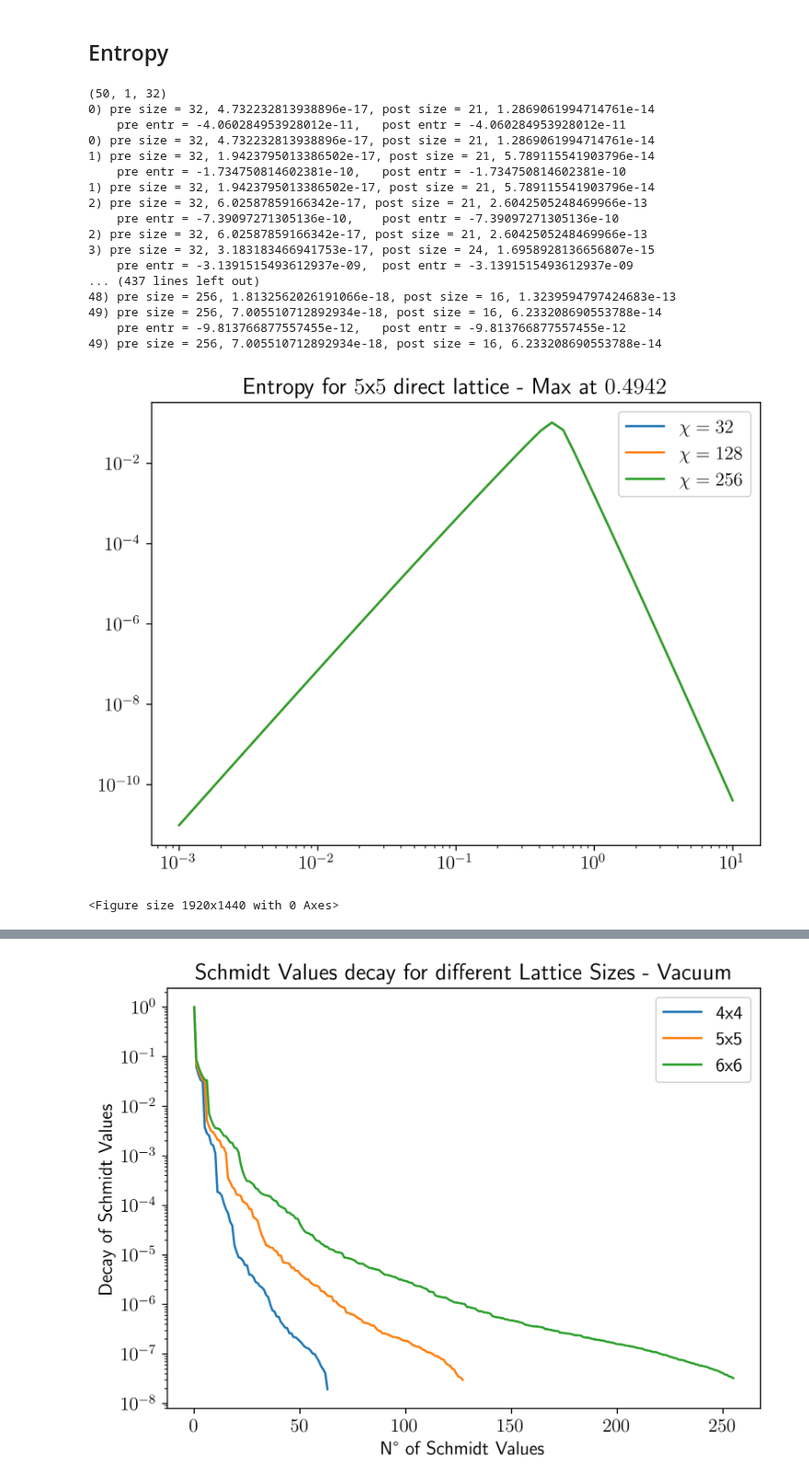
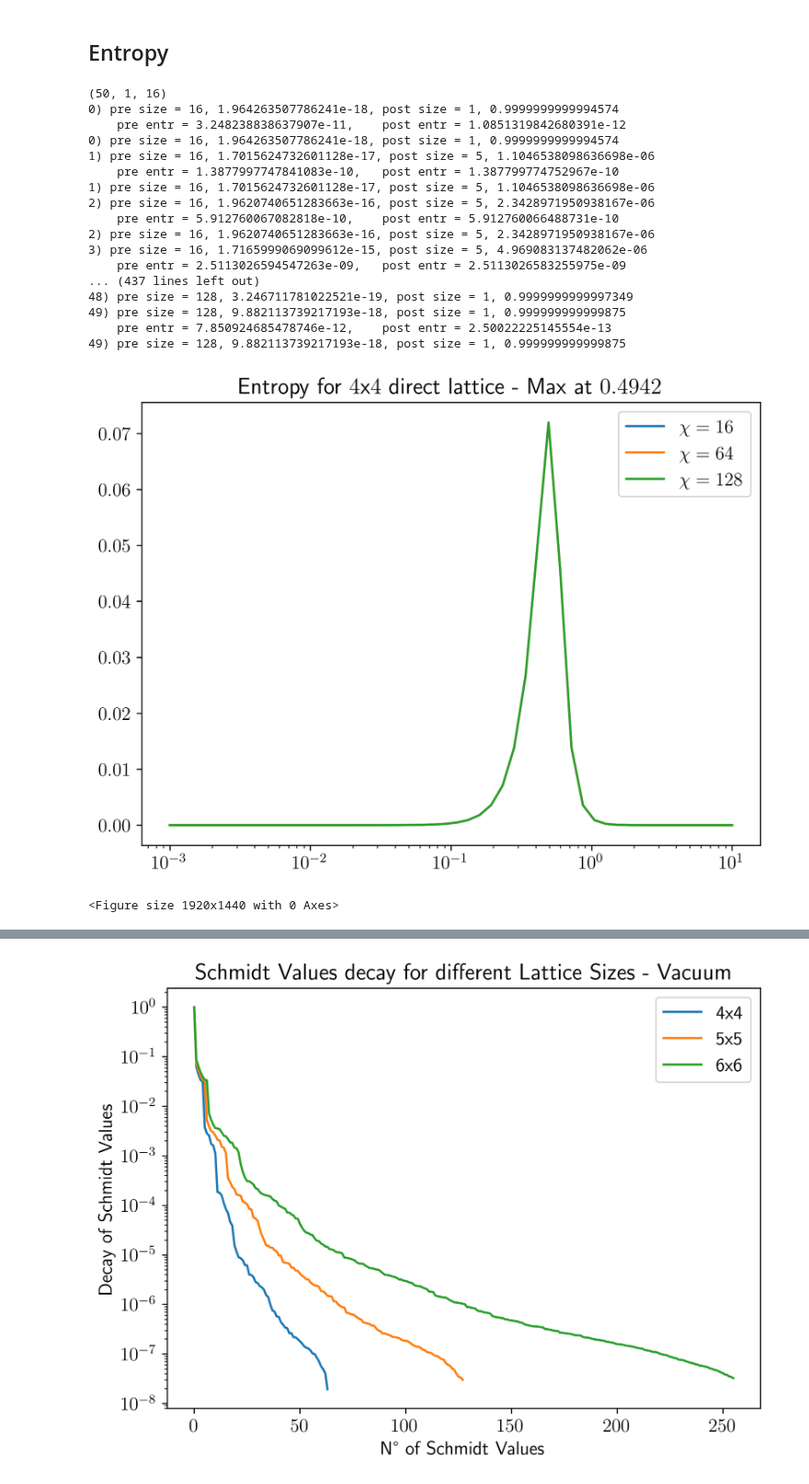
Before and after one commit to Fradm98/qs-mps, a Jupyter notebook: src/qs_mps/applications/Z2/check_schmidt_vals.ipynb, the cells around one changed output, grey strips where cells are left out. Shown at 92% size. Drawn from its saved outputs; the diff is of its cells as text; code cells hidden in the pictures.

```diff
--- a/src/qs_mps/applications/Z2/check_schmidt_vals.ipynb
+++ b/src/qs_mps/applications/Z2/check_schmidt_vals.ipynb
@@ -106,8 +106,12 @@ plt.show()
 schmidt_vals_chi = []
 entropy_chi = []
 bond_dim_chi = []
-hs = np.logspace(1,-3,50)
-chis = [16,32,64,128]
+
+h_i = 0.1
+h_f = 1.0
+npoints = 50
+hs = np.linspace(h_i, h_f, npoints)
+chis = [128]
 threshold = 1e-15
 params = [[h,chi] for chi in chis for h in hs]
 params_extent = np.concatenate([np.min(params, axis=0), np.max(params, axis=0)])
@@ -119,7 +123,7 @@ for chi in chis:
     entropy_h = []
     for h in hs:
         lattice = MPS(L=5, d=16, chi=chi, h=h, model="Z2_dual")
-        lattice.load_sites(path="/Users/fradm98/Desktop/projects/1_Z2", precision=3)
+        lattice.load_sites(path="/Users/fradm98/Desktop/projects/1_Z2", precision=2)
         lattice.L = lattice.L - 1
         lattice.canonical_form(svd_direction="right", trunc_chi=True, trunc_tol=False)
         sm = lattice.bonds[lattice.L // 2].copy()
@@ -172,8 +176,8 @@ fig.colorbar(matshow1, ax=axs[1], shrink=0.4)
 ## Entropy
 # %%
 parent_path="/Users/fradm98/Google Drive/My Drive/projects/1_Z2"
-l = 5
-L = 6
+l = 4
+L = 5
 h_i = 1.0
 h_f = -3.0
 cx = None
@@ -183,63 +187,64 @@ if cx == None:
 else:
     sector = f"{len(cx)}_particle(s)_sector"
 npoints = 50
-chis = [32,128,256]
-threshold = 1e-15
+chis = [16,64,128]
+threshold = 1e-6
+entr_tot = []
 for chi, entropy in zip(chis, entropy_chi):
     sm_h = np.load(f"{parent_path}/results/entropy_data/{L//2}_schmidt_vals_Z2_dual_direct_lattice_{l}x{L-1}_{sector}_None-None_h_{h_i}-{h_f}_delta_{npoints}_chi_{chi}.npy", allow_pickle=True)
     print(sm_h.shape)
     sm_h = sm_h.reshape((npoints, sm_h.shape[-1]))
     entr_h = []
     for i, sm in enumerate(sm_h):
         pre_sm = sm
         post_sm = sm[sm > threshold].copy()
         print(f"{i}) pre size = {len(pre_sm)}, {pre_sm[-1]}, post size = {len(post_sm)}, {post_sm[-1]}")
         # pre_entr = - np.sum( pre_sm**2 * np.log(pre_sm**2))
-        pre_entr = sum([ x**2 * np.log(x**2) for x in pre_sm])
-        post_entr = sum([ x**2 * np.log(x**2) for x in post_sm])
-        entr_h.append(-post_entr)
+        pre_entr = -sum([ x**2 * np.log(x**2) for x in pre_sm])
+        post_entr = -sum([ x**2 * np.log(x**2) for x in post_sm])
+        entr_h.append(post_entr)
         # post_entr = - np.sum( post_sm**2 * np.log(post_sm**2))
         print(f"    pre entr = {pre_entr},\t post entr = {post_entr}")
         print(f"{i}) pre size = {len(pre_sm)}, {pre_sm[-1]}, post size = {len(post_sm)}, {post_sm[-1]}")
 
         # sm = sm[sm < threshold]
         # entr_res = von_neumann_entropy(sm)
         # entr_h.append(entr_res)
     #     prob = np.sum(sm**2)
     #     print("pre", len(sm), sm[-1], prob)
     #     sm = sm[sm > threshold]
     #     prob = np.sum(sm**2)
     #     print("post", len(sm), sm[-1], prob)
     #     entr = von_neumann_entropy(sm)
     #     entr_h.append(entr)
     plt.plot(hs, entr_h, label=f"$\chi={chi}$")
-
+    entr_tot.append(entr_h)
 
 plt.legend()
 plt.title(f"Entropy for ${l}$x${L-1}$ direct lattice - Max at ${round(hs[np.argmax(entr_h)],4)}$")
 plt.xscale('log')
-plt.yscale('log')
+# plt.yscale('log')
 plt.show()
 plt.savefig(f"{parent_path}/figures/entropy/{L//2}_bond_entropy_Z2_dual_direct_lattice_{l}x{L-1}_{sector}_{cx}-{cy}_h_{h_i}-{h_f}_delta_{npoints}_chi_{chi}.png")
 # %% [output]
-(50, 1, 32)
-0) pre size = 32, 4.732232813938896e-17, post size = 21, 1.2869061994714761e-14
-    pre entr = -4.060284953928012e-11,   post entr = -4.060284953928012e-11
-0) pre size = 32, 4.732232813938896e-17, post size = 21, 1.2869061994714761e-14
-1) pre size = 32, 1.9423795013386502e-17, post size = 21, 5.789115541903796e-14
-    pre entr = -1.734750814602381e-10,   post entr = -1.734750814602381e-10
-1) pre size = 32, 1.9423795013386502e-17, post size = 21, 5.789115541903796e-14
-2) pre size = 32, 6.02587859166342e-17, post size = 21, 2.6042505248469966e-13
-    pre entr = -7.39097271305136e-10,    post entr = -7.39097271305136e-10
-2) pre size = 32, 6.02587859166342e-17, post size = 21, 2.6042505248469966e-13
-3) pre size = 32, 3.183183466941753e-17, post size = 24, 1.6958928136656807e-15
-    pre entr = -3.1391515493612937e-09,  post entr = -3.1391515493612937e-09
+(50, 1, 16)
+0) pre size = 16, 1.964263507786241e-18, post size = 1, 0.9999999999994574
+    pre entr = 3.248238838637907e-11,    post entr = 1.0851319842680391e-12
+0) pre size = 16, 1.964263507786241e-18, post size = 1, 0.9999999999994574
+1) pre size = 16, 1.7015624732601128e-17, post size = 5, 1.1046538098636698e-06
+    pre entr = 1.3877997747841083e-10,   post entr = 1.387799774752967e-10
+1) pre size = 16, 1.7015624732601128e-17, post size = 5, 1.1046538098636698e-06
+2) pre size = 16, 1.9620740651283663e-16, post size = 5, 2.3428971950938167e-06
+    pre entr = 5.912760067082818e-10,    post entr = 5.912760066488731e-10
+2) pre size = 16, 1.9620740651283663e-16, post size = 5, 2.3428971950938167e-06
+3) pre size = 16, 1.7165999069099612e-15, post size = 5, 4.969083137482062e-06
+    pre entr = 2.5113026594547263e-09,   post entr = 2.5113026583255975e-09
 ... (437 lines left out)
-48) pre size = 256, 1.8132562026191066e-18, post size = 16, 1.3239594797424683e-13
-49) pre size = 256, 7.005510712892934e-18, post size = 16, 6.233208690553788e-14
-    pre entr = -9.813766877557455e-12,   post entr = -9.813766877557455e-12
-49) pre size = 256, 7.005510712892934e-18, post size = 16, 6.233208690553788e-14
+48) pre size = 128, 3.246711781022521e-19, post size = 1, 0.9999999999997349
+49) pre size = 128, 9.882113739217193e-18, post size = 1, 0.999999999999875
+    pre entr = 7.850924685478746e-12,    post entr = 2.50022225145554e-13
+49) pre size = 128, 9.882113739217193e-18, post size = 1, 0.999999999999875
-[figure, old version]
+[figure, new version]
 <Figure size 1920x1440 with 0 Axes>
 # %%
 # let us retrieve the schmidt values from the tensors
```
Also changed, not shown: parts of 6 cells of this notebook, 2 other files.
